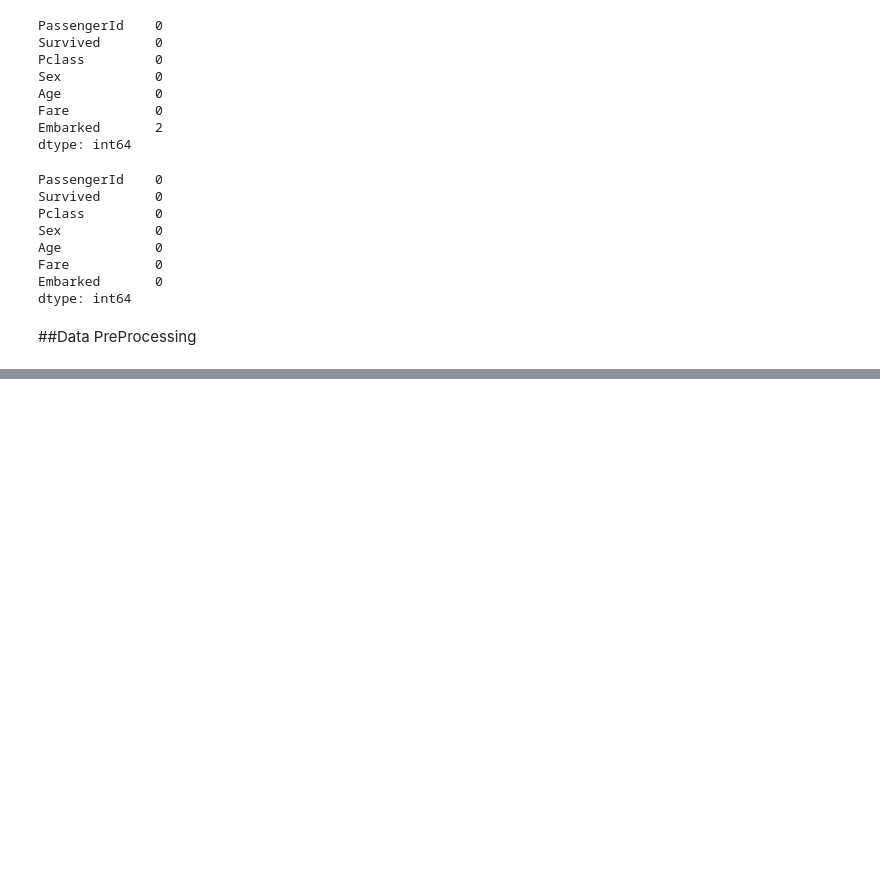
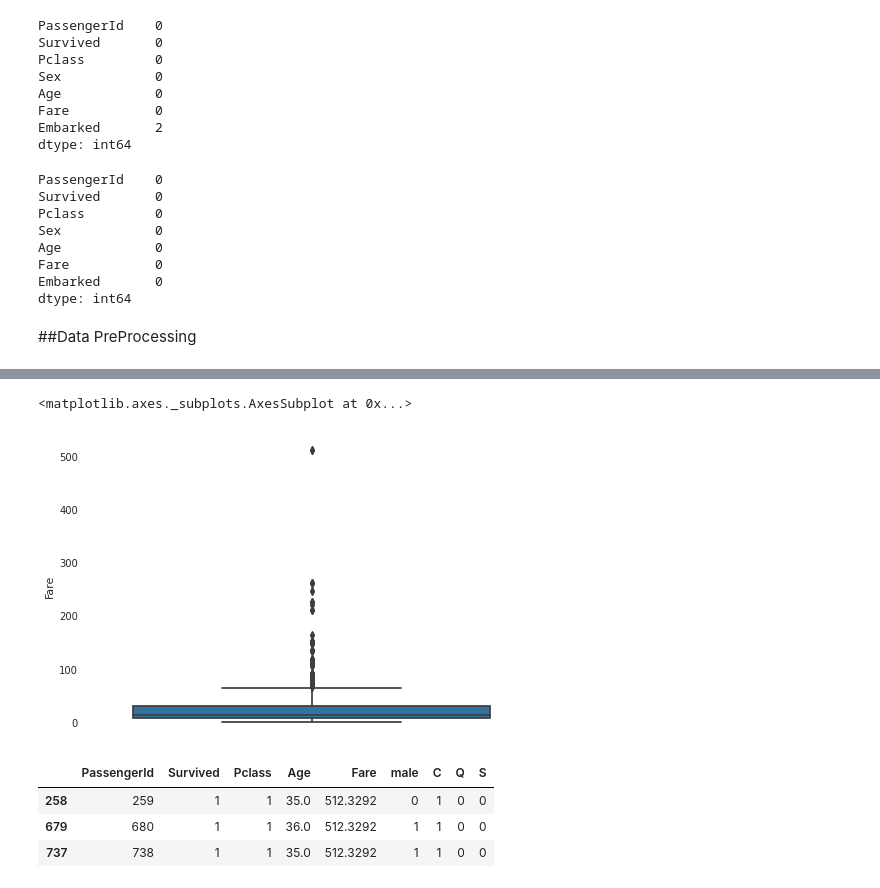
Before and after one commit to joaojulio/Kaggle-Projects, a Jupyter notebook: TitanicKaggle.ipynb, the cells around one changed output, grey strips where cells are left out. Cells and saved outputs as stored; diff of their text form; code cells hidden in the pictures; blank space fills up the shorter version.

```diff
--- a/TitanicKaggle.ipynb
+++ b/TitanicKaggle.ipynb
@@ -350,0 +396,5 @@ dtype: int64
+# %%
+sns.boxplot(y='Fare', data=trainframe)
+# %% [output]
+<matplotlib.axes._subplots.AxesSubplot at 0x...>
+[figure, added]
@@ -350,0 +403,7 @@ dtype: int64
+# %%
+fareOutliers
+# %% [output]
+|  | PassengerId | Survived | Pclass | Age | Fare | male | C | Q | S |
+| 258 | 259 | 1 | 1 | 35.0 | 512.3292 | 0 | 1 | 0 | 0 |
+| 679 | 680 | 1 | 1 | 36.0 | 512.3292 | 1 | 1 | 0 | 0 |
+| 737 | 738 | 1 | 1 | 35.0 | 512.3292 | 1 | 1 | 0 | 0 |
```
Also changed, not shown: parts of 30 cells of this notebook.
